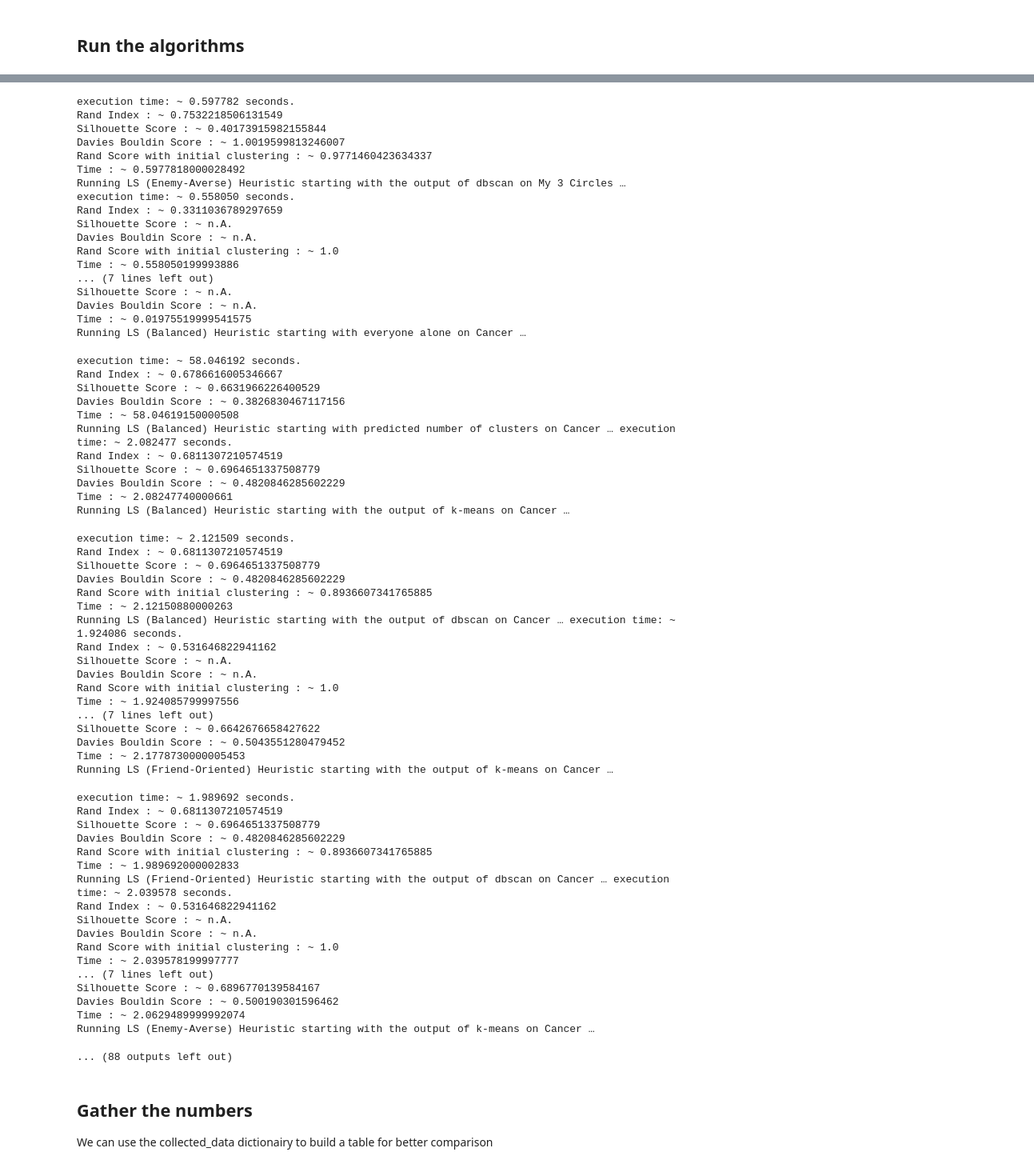
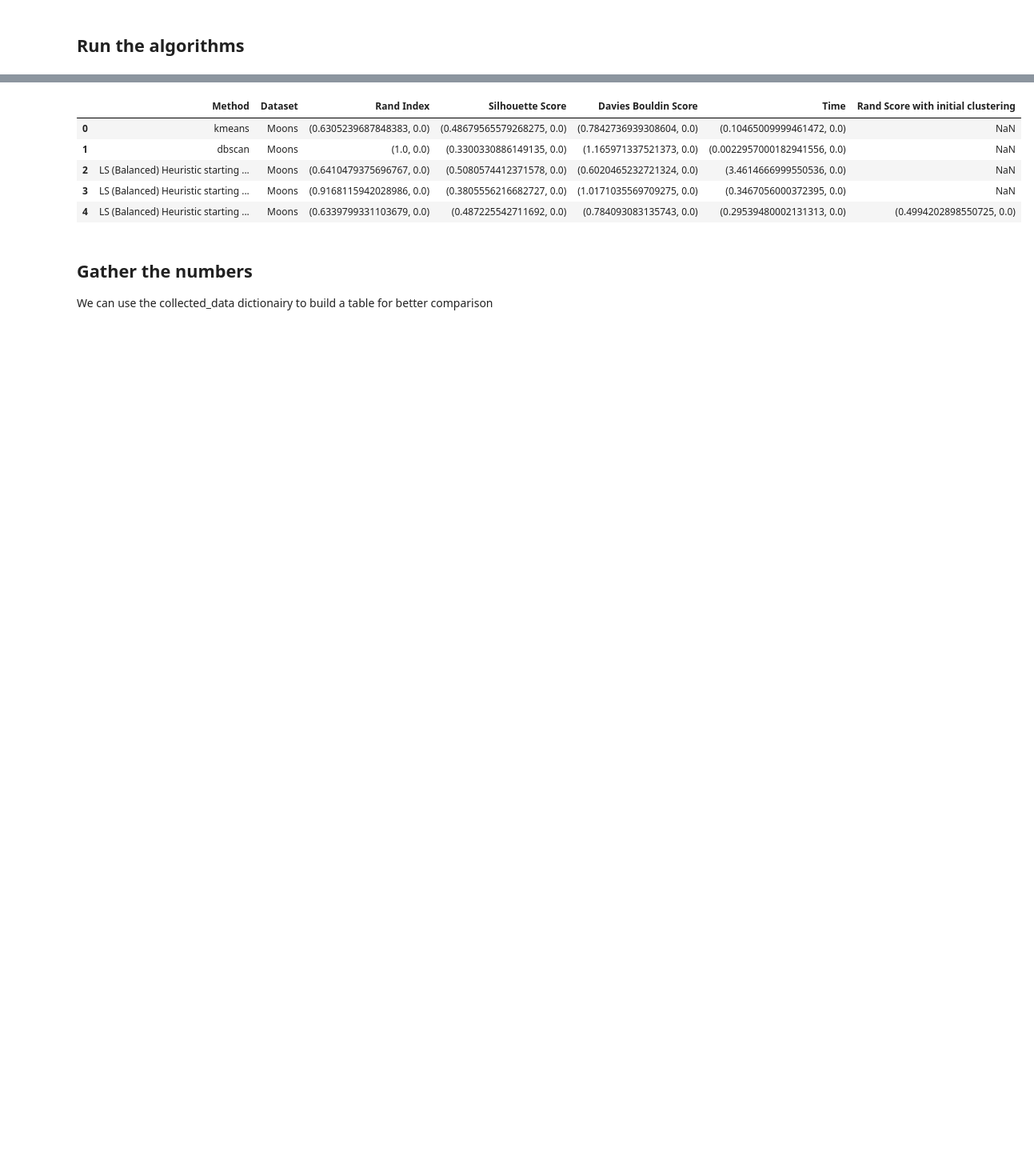
Before and after one commit to tr1gergo/local-popular, a Jupyter notebook: BenchmarkStableClustering.ipynb, the cells around one changed output, grey strips where cells are left out. Shown: that part at 80% size. Cells and saved outputs as stored; diff of their text form; code cells hidden in the pictures; blank space fills up the shorter version.

```diff
--- a/BenchmarkStableClustering.ipynb
+++ b/BenchmarkStableClustering.ipynb
@@ -91,10 +61,10 @@ for treshold in labels:
         f = treshold[0]   #f-bound
         e = treshold[1]
 
-        data = [ moon_perm_agents,circle_perm_agents,cancer_perm_agents,iris_perm_agents]
+        data = [ moon_agents,circle_agents,cancer_agents,iris_agents]
         expected_clusters = [2,3,2,3]
-        graph_names = ['Moons','My 3 Circles', 'Cancer', 'Iris']
-        graph_truths =  [moon_perm_truth,circle_perm_truth,cancer_perm_truth,iris_perm_truth]
+        graph_names = ['Moons','3 Circles', 'Cancer', 'Iris']
+        graph_truths =  [moon_truth,circle_truth,cancer_truth,iris_truth]
 
 
         kmeans = lambda agents, clusters: KMeans(n_clusters = clusters).fit_predict(agents)
@@ -117,6 +87,10 @@ for treshold in labels:
         for ((graph, g_name,clusters,truth), (algo, a_name,lp_heuristic)) in \
             itertools.product(zip(data, graph_names, expected_clusters,graph_truths), zip(algorithms, algo_names,is_lp_heuristic)):
 
+            graph,truth = randomize_graph_pos_labels(graph,truth)
+
+            graph = [graph]
+            truth = [truth]
 
             agents = graph
 
@@ -361,66 +238,9 @@ Running LS (Enemy-Averse) Heuristic starting with the output of k-means on My 3
-execution time: ~ 0.597782 seconds.
-Rand Index : ~ 0.7532218506131549
-Silhouette Score : ~ 0.40173915982155844
-Davies Bouldin Score : ~ 1.0019599813246007
-Rand Score with initial clustering : ~ 0.9771460423634337
-Time : ~ 0.5977818000028492
-Running LS (Enemy-Averse) Heuristic starting with the output of dbscan on My 3 Circles … execution time: ~ 0.558050 seconds.
-Rand Index : ~ 0.3311036789297659
-Silhouette Score : ~ n.A.
-Davies Bouldin Score : ~ n.A.
-Rand Score with initial clustering : ~ 1.0
-Time : ~ 0.558050199993886
-... (7 lines left out)
-Silhouette Score : ~ n.A.
-Davies Bouldin Score : ~ n.A.
-Time : ~ 0.01975519999541575
-Running LS (Balanced) Heuristic starting with everyone alone on Cancer …
-execution time: ~ 58.046192 seconds.
-Rand Index : ~ 0.6786616005346667
-Silhouette Score : ~ 0.6631966226400529
-Davies Bouldin Score : ~ 0.3826830467117156
-Time : ~ 58.04619150000508
-Running LS (Balanced) Heuristic starting with predicted number of clusters on Cancer … execution time: ~ 2.082477 seconds.
-Rand Index : ~ 0.6811307210574519
-Silhouette Score : ~ 0.6964651337508779
-Davies Bouldin Score : ~ 0.4820846285602229
-Time : ~ 2.08247740000661
-Running LS (Balanced) Heuristic starting with the output of k-means on Cancer …
-execution time: ~ 2.121509 seconds.
-Rand Index : ~ 0.6811307210574519
-Silhouette Score : ~ 0.6964651337508779
-Davies Bouldin Score : ~ 0.4820846285602229
-Rand Score with initial clustering : ~ 0.8936607341765885
-Time : ~ 2.12150880000263
-Running LS (Balanced) Heuristic starting with the output of dbscan on Cancer … execution time: ~ 1.924086 seconds.
-Rand Index : ~ 0.531646822941162
-Silhouette Score : ~ n.A.
-Davies Bouldin Score : ~ n.A.
-Rand Score with initial clustering : ~ 1.0
-Time : ~ 1.924085799997556
-... (7 lines left out)
-Silhouette Score : ~ 0.6642676658427622
-Davies Bouldin Score : ~ 0.5043551280479452
-Time : ~ 2.1778730000005453
-Running LS (Friend-Oriented) Heuristic starting with the output of k-means on Cancer …
-execution time: ~ 1.989692 seconds.
-Rand Index : ~ 0.6811307210574519
-Silhouette Score : ~ 0.6964651337508779
-Davies Bouldin Score : ~ 0.4820846285602229
-Rand Score with initial clustering : ~ 0.8936607341765885
-Time : ~ 1.989692000002833
-Running LS (Friend-Oriented) Heuristic starting with the output of dbscan on Cancer … execution time: ~ 2.039578 seconds.
-Rand Index : ~ 0.531646822941162
-Silhouette Score : ~ n.A.
-Davies Bouldin Score : ~ n.A.
-Rand Score with initial clustering : ~ 1.0
-Time : ~ 2.039578199997777
-... (7 lines left out)
-Silhouette Score : ~ 0.6896770139584167
-Davies Bouldin Score : ~ 0.500190301596462
-Time : ~ 2.0629489999992074
-Running LS (Enemy-Averse) Heuristic starting with the output of k-means on Cancer …
-... (88 outputs left out)
+|  | Method | Dataset | Rand Index | Silhouette Score | Davies Bouldin Score | Time | Rand Score with initial clustering |
+| 0 | kmeans | Moons | (0.6305239687848383, 0.0) | (0.48679565579268275, 0.0) | (0.7842736939308604, 0.0) | (0.10465009999461472, 0.0) | NaN |
+| 1 | dbscan | Moons | (1.0, 0.0) | (0.3300330886149135, 0.0) | (1.165971337521373, 0.0) | (0.0022957000182941556, 0.0) | NaN |
+| 2 | LS (Balanced) Heuristic starting ... | Moons | (0.6410479375696767, 0.0) | (0.5080574412371578, 0.0) | (0.6020465232721324, 0.0) | (3.4614666999550536, 0.0) | NaN |
+| 3 | LS (Balanced) Heuristic starting ... | Moons | (0.9168115942028986, 0.0) | (0.3805556216682727, 0.0) | (1.0171035569709275, 0.0) | (0.3467056000372395, 0.0) | NaN |
+| 4 | LS (Balanced) Heuristic starting ... | Moons | (0.6339799331103679, 0.0) | (0.487225542711692, 0.0) | (0.784093083135743, 0.0) | (0.29539480002131313, 0.0) | (0.4994202898550725, 0.0) |
 # %% [markdown]
 ## Gather the numbers
 
```
Also changed, not shown: parts of 10 cells of this notebook, 33 other files.
